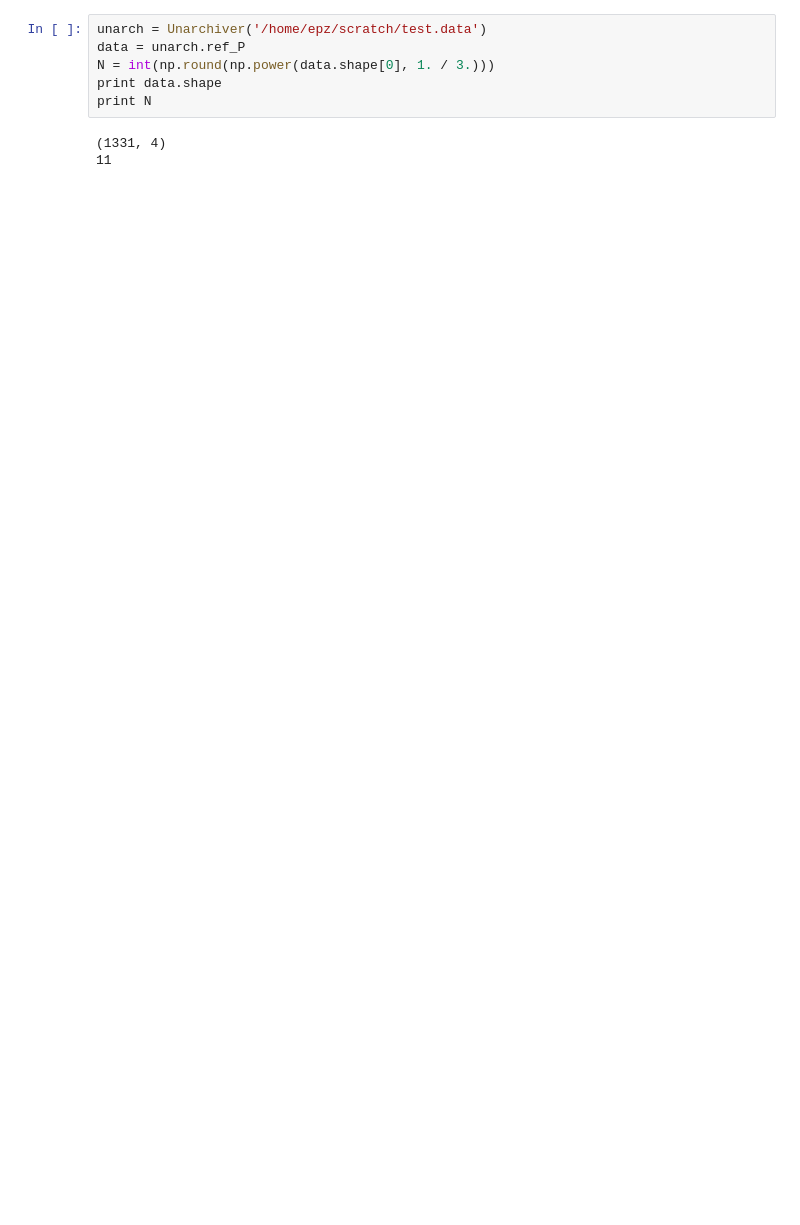
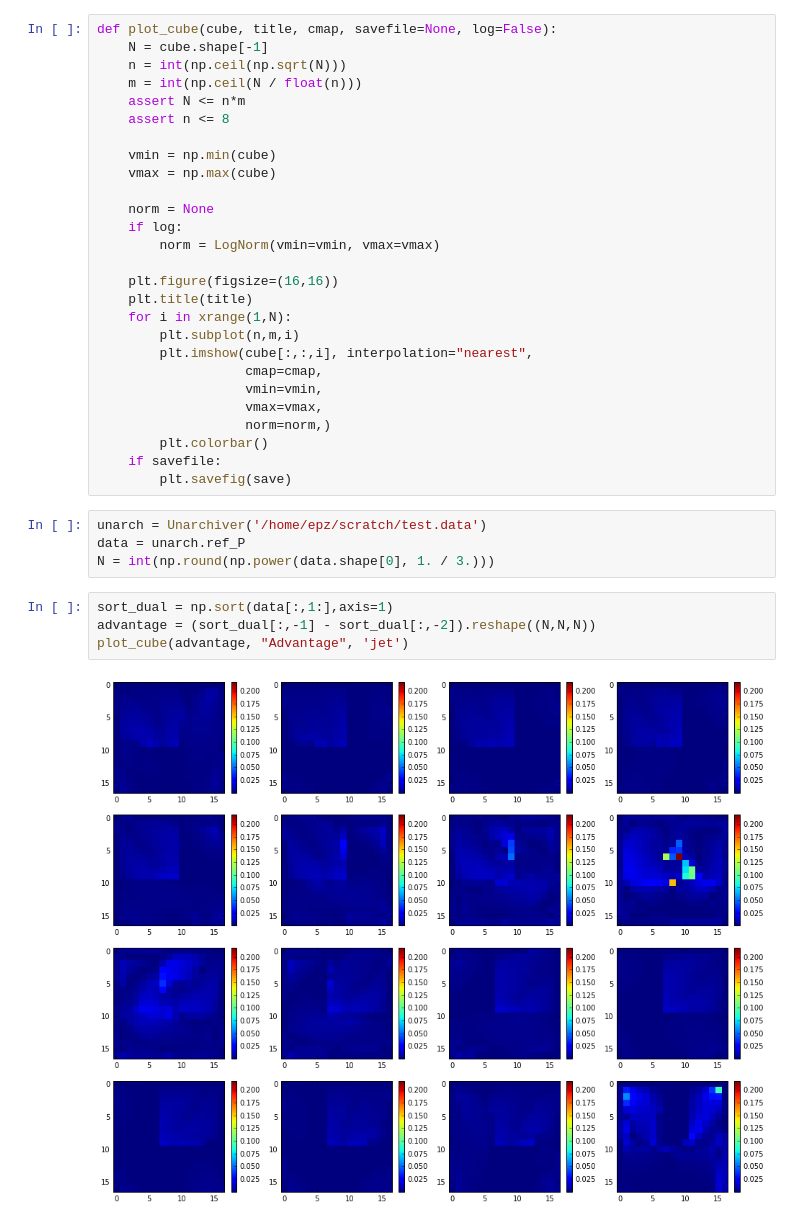
Before and after one commit to order/lcp-research, a Jupyter notebook: planes_viewer.py.ipynb, the cells around one changed output. Saved outputs shown, nothing was run; the diff lists cells and outputs as text; blank space fills up the shorter version.

```diff
--- a/planes_viewer.py.ipynb
+++ b/planes_viewer.py.ipynb
@@ -5,12 +7,40 @@ import matplotlib.pyplot as plt
 
 from utils.archiver import *
 from utils.plotting import animate_frames
+# %%
+def plot_cube(cube, title, cmap, savefile=None, log=False):
+    N = cube.shape[-1]
+    n = int(np.ceil(np.sqrt(N)))
+    m = int(np.ceil(N / float(n)))
+    assert N <= n*m
+    assert n <= 8
+
+    vmin = np.min(cube)
+    vmax = np.max(cube)
+
+    norm = None
+    if log:
+        norm = LogNorm(vmin=vmin, vmax=vmax)
+
+    plt.figure(figsize=(16,16))
+    plt.title(title)
+    for i in xrange(1,N):
+        plt.subplot(n,m,i)
+        plt.imshow(cube[:,:,i], interpolation="nearest",
+                   cmap=cmap,
+                   vmin=vmin,
+                   vmax=vmax,
+                   norm=norm,)
+        plt.colorbar()
+    if savefile:
+        plt.savefig(save)
 # %%
 unarch = Unarchiver('/home/epz/scratch/test.data')
 data = unarch.ref_P
 N = int(np.round(np.power(data.shape[0], 1. / 3.)))
-print data.shape
-print N
-# %% [output]
-(1331, 4)
-11
+# %%
+sort_dual = np.sort(data[:,1:],axis=1)
+advantage = (sort_dual[:,-1] - sort_dual[:,-2]).reshape((N,N,N))
+plot_cube(advantage, "Advantage", 'jet')
+# %% [output]
+[figure, added]
```
Also changed, not shown: parts of 5 cells of this notebook, 6 other files.
